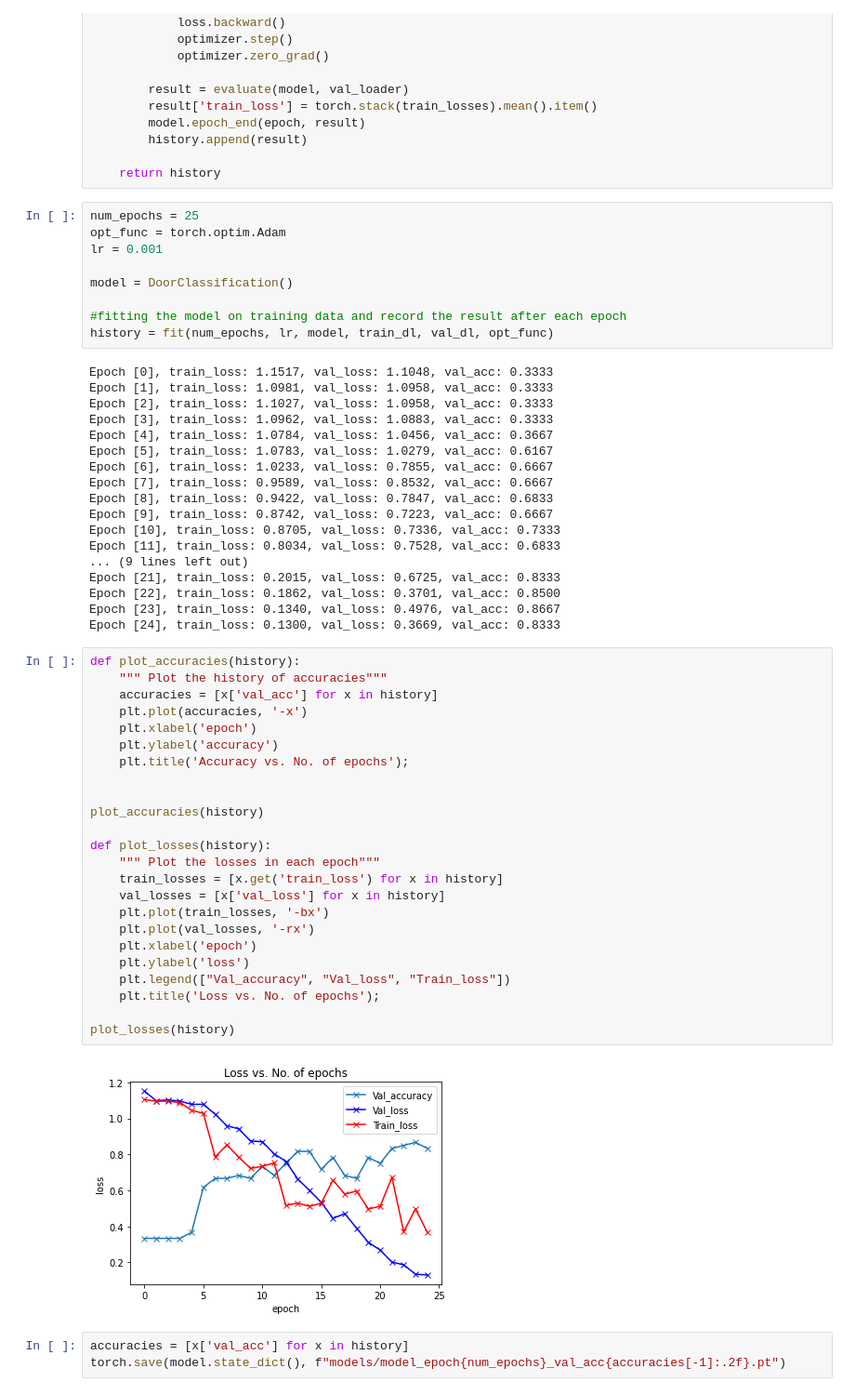
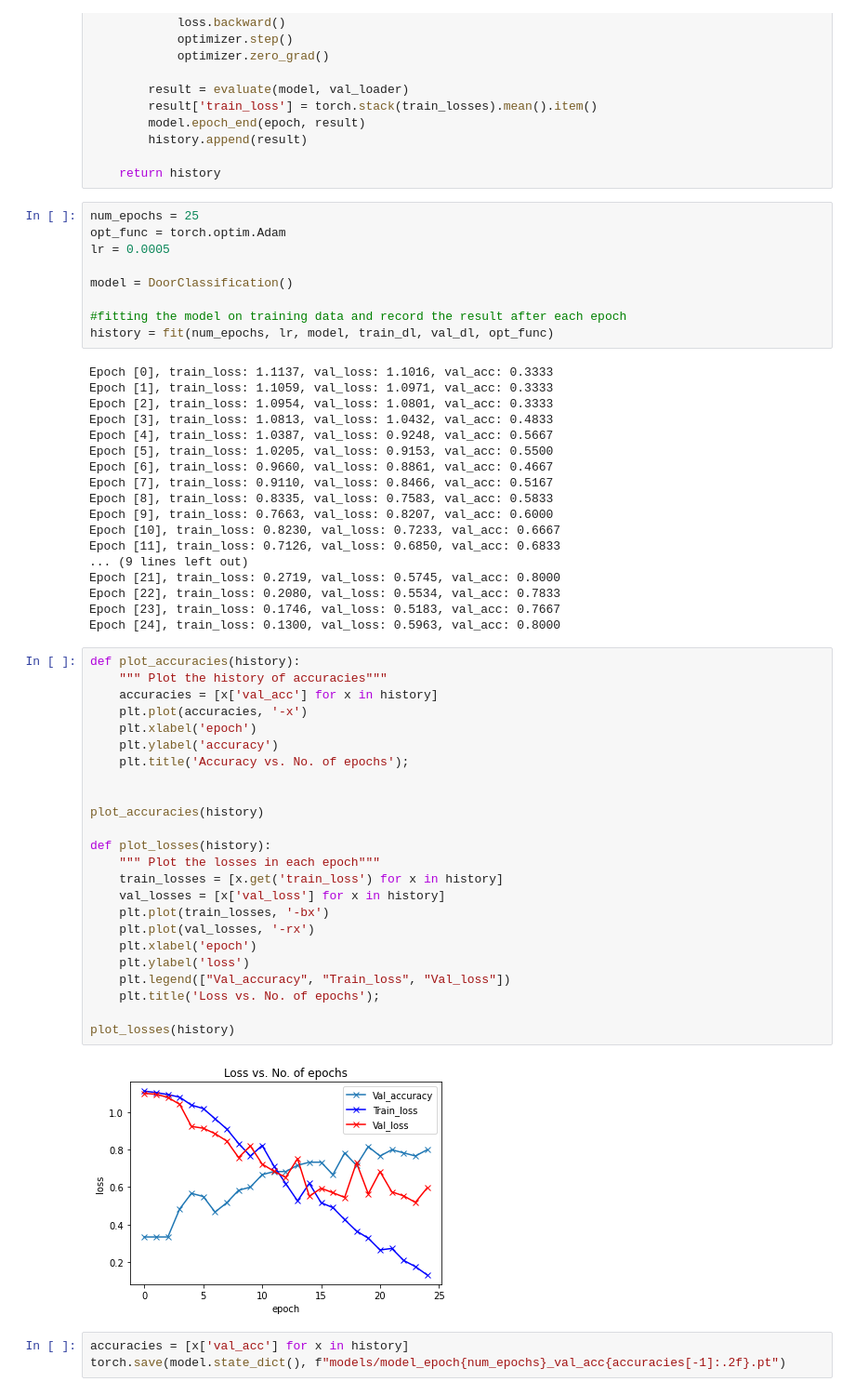
Before and after one commit to ChainYo/door_detector, a Jupyter notebook: training_pytorch.ipynb, the cells around one changed output. Shown at 93% size. Cells and saved outputs as stored; diff of their text form.

```diff
--- a/training_pytorch.ipynb
+++ b/training_pytorch.ipynb
@@ -163,56 +162,56 @@ def fit(epochs, lr, model, train_loader, val_loader, opt_func = torch.optim.SGD)
 # %%
 num_epochs = 25
 opt_func = torch.optim.Adam
-lr = 0.001
+lr = 0.0005
 
 model = DoorClassification()
 
 #fitting the model on training data and record the result after each epoch
 history = fit(num_epochs, lr, model, train_dl, val_dl, opt_func)
 # %% [output]
-Epoch [0], train_loss: 1.1517, val_loss: 1.1048, val_acc: 0.3333
-Epoch [1], train_loss: 1.0981, val_loss: 1.0958, val_acc: 0.3333
-Epoch [2], train_loss: 1.1027, val_loss: 1.0958, val_acc: 0.3333
-Epoch [3], train_loss: 1.0962, val_loss: 1.0883, val_acc: 0.3333
-Epoch [4], train_loss: 1.0784, val_loss: 1.0456, val_acc: 0.3667
-Epoch [5], train_loss: 1.0783, val_loss: 1.0279, val_acc: 0.6167
-Epoch [6], train_loss: 1.0233, val_loss: 0.7855, val_acc: 0.6667
-Epoch [7], train_loss: 0.9589, val_loss: 0.8532, val_acc: 0.6667
-Epoch [8], train_loss: 0.9422, val_loss: 0.7847, val_acc: 0.6833
-Epoch [9], train_loss: 0.8742, val_loss: 0.7223, val_acc: 0.6667
-Epoch [10], train_loss: 0.8705, val_loss: 0.7336, val_acc: 0.7333
-Epoch [11], train_loss: 0.8034, val_loss: 0.7528, val_acc: 0.6833
+Epoch [0], train_loss: 1.1137, val_loss: 1.1016, val_acc: 0.3333
+Epoch [1], train_loss: 1.1059, val_loss: 1.0971, val_acc: 0.3333
+Epoch [2], train_loss: 1.0954, val_loss: 1.0801, val_acc: 0.3333
+Epoch [3], train_loss: 1.0813, val_loss: 1.0432, val_acc: 0.4833
+Epoch [4], train_loss: 1.0387, val_loss: 0.9248, val_acc: 0.5667
+Epoch [5], train_loss: 1.0205, val_loss: 0.9153, val_acc: 0.5500
+Epoch [6], train_loss: 0.9660, val_loss: 0.8861, val_acc: 0.4667
+Epoch [7], train_loss: 0.9110, val_loss: 0.8466, val_acc: 0.5167
+Epoch [8], train_loss: 0.8335, val_loss: 0.7583, val_acc: 0.5833
+Epoch [9], train_loss: 0.7663, val_loss: 0.8207, val_acc: 0.6000
+Epoch [10], train_loss: 0.8230, val_loss: 0.7233, val_acc: 0.6667
+Epoch [11], train_loss: 0.7126, val_loss: 0.6850, val_acc: 0.6833
 ... (9 lines left out)
-Epoch [21], train_loss: 0.2015, val_loss: 0.6725, val_acc: 0.8333
-Epoch [22], train_loss: 0.1862, val_loss: 0.3701, val_acc: 0.8500
-Epoch [23], train_loss: 0.1340, val_loss: 0.4976, val_acc: 0.8667
-Epoch [24], train_loss: 0.1300, val_loss: 0.3669, val_acc: 0.8333
+Epoch [21], train_loss: 0.2719, val_loss: 0.5745, val_acc: 0.8000
+Epoch [22], train_loss: 0.2080, val_loss: 0.5534, val_acc: 0.7833
+Epoch [23], train_loss: 0.1746, val_loss: 0.5183, val_acc: 0.7667
+Epoch [24], train_loss: 0.1300, val_loss: 0.5963, val_acc: 0.8000
 # %%
 def plot_accuracies(history):
     """ Plot the history of accuracies"""
     accuracies = [x['val_acc'] for x in history]
     plt.plot(accuracies, '-x')
     plt.xlabel('epoch')
     plt.ylabel('accuracy')
     plt.title('Accuracy vs. No. of epochs');
 
 
 plot_accuracies(history)
 
 def plot_losses(history):
     """ Plot the losses in each epoch"""
     train_losses = [x.get('train_loss') for x in history]
     val_losses = [x['val_loss'] for x in history]
     plt.plot(train_losses, '-bx')
     plt.plot(val_losses, '-rx')
     plt.xlabel('epoch')
     plt.ylabel('loss')
-    plt.legend(["Val_accuracy", "Val_loss", "Train_loss"])
+    plt.legend(["Val_accuracy", "Train_loss", "Val_loss"])
     plt.title('Loss vs. No. of epochs');
 
 plot_losses(history)
 # %% [output]
-[figure, old version]
+[figure, new version]
 # %%
 accuracies = [x['val_acc'] for x in history]
 torch.save(model.state_dict(), f"models/model_epoch{num_epochs}_val_acc{accuracies[-1]:.2f}.pt")
```
Also changed, not shown: parts of 5 cells of this notebook, 5 other files.
